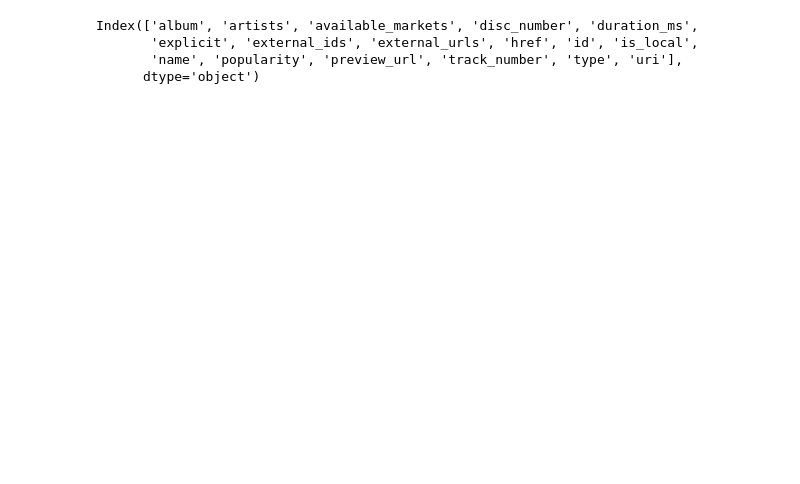
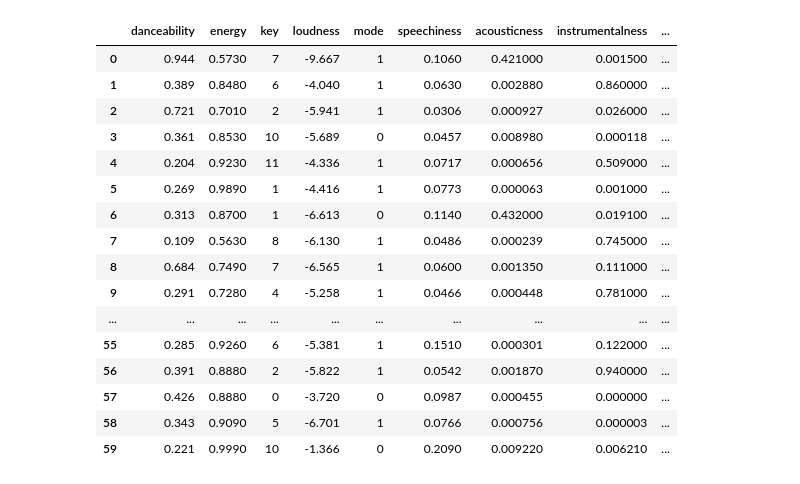
Before and after one commit to JosiePark/spotify-rec, a Jupyter notebook: Untitled.ipynb, the cells around one changed output. Cells and saved outputs as stored; diff of their text form; code cells hidden in the pictures; blank space fills up the shorter version.

Commit message:
added audio features

```diff
--- a/Untitled.ipynb
+++ b/Untitled.ipynb
@@ -50,7 +0,0 @@ Index(['external_urls', 'followers', 'genres', 'href', 'id', 'images', 'name',
-# %%
-tracks_df.columns
-# %% [output]
-Index(['album', 'artists', 'available_markets', 'disc_number', 'duration_ms',
-       'explicit', 'external_ids', 'external_urls', 'href', 'id', 'is_local',
-       'name', 'popularity', 'preview_url', 'track_number', 'type', 'uri'],
-      dtype='object')
@@ -56,0 +4,26 @@ Index(['album', 'artists', 'available_markets', 'disc_number', 'duration_ms',
+# %%
+tracks_df, artists_df = spotifyRec.data_funcs.get_user_data()
+# %%
+sp = spotifyRec.api_funcs.authenticate_spotify()
+# %%
+audio_features = sp.audio_features(tracks_df.id)
+# %%
+pd.DataFrame(audio_features)
+# %% [output]
+|  | danceability | energy | key | loudness | mode | speechiness | acousticness | instrumentalness | ... |
+| 0 | 0.944 | 0.5730 | 7 | -9.667 | 1 | 0.1060 | 0.421000 | 0.001500 | ... |
+| 1 | 0.389 | 0.8480 | 6 | -4.040 | 1 | 0.0630 | 0.002880 | 0.860000 | ... |
+| 2 | 0.721 | 0.7010 | 2 | -5.941 | 1 | 0.0306 | 0.000927 | 0.026000 | ... |
+| 3 | 0.361 | 0.8530 | 10 | -5.689 | 0 | 0.0457 | 0.008980 | 0.000118 | ... |
+| 4 | 0.204 | 0.9230 | 11 | -4.336 | 1 | 0.0717 | 0.000656 | 0.509000 | ... |
+| 5 | 0.269 | 0.9890 | 1 | -4.416 | 1 | 0.0773 | 0.000063 | 0.001000 | ... |
+| 6 | 0.313 | 0.8700 | 1 | -6.613 | 0 | 0.1140 | 0.432000 | 0.019100 | ... |
+| 7 | 0.109 | 0.5630 | 8 | -6.130 | 1 | 0.0486 | 0.000239 | 0.745000 | ... |
+| 8 | 0.684 | 0.7490 | 7 | -6.565 | 1 | 0.0600 | 0.001350 | 0.111000 | ... |
+| 9 | 0.291 | 0.7280 | 4 | -5.258 | 1 | 0.0466 | 0.000448 | 0.781000 | ... |
+| ... | ... | ... | ... | ... | ... | ... | ... | ... | ... |
+| 55 | 0.285 | 0.9260 | 6 | -5.381 | 1 | 0.1510 | 0.000301 | 0.122000 | ... |
+| 56 | 0.391 | 0.8880 | 2 | -5.822 | 1 | 0.0542 | 0.001870 | 0.940000 | ... |
+| 57 | 0.426 | 0.8880 | 0 | -3.720 | 0 | 0.0987 | 0.000455 | 0.000000 | ... |
+| 58 | 0.343 | 0.9090 | 5 | -6.701 | 1 | 0.0766 | 0.000756 | 0.000003 | ... |
+| 59 | 0.221 | 0.9990 | 10 | -1.366 | 0 | 0.2090 | 0.009220 | 0.006210 | ... |
```
Also changed, not shown: parts of 12 cells of this notebook, 10 other files.
